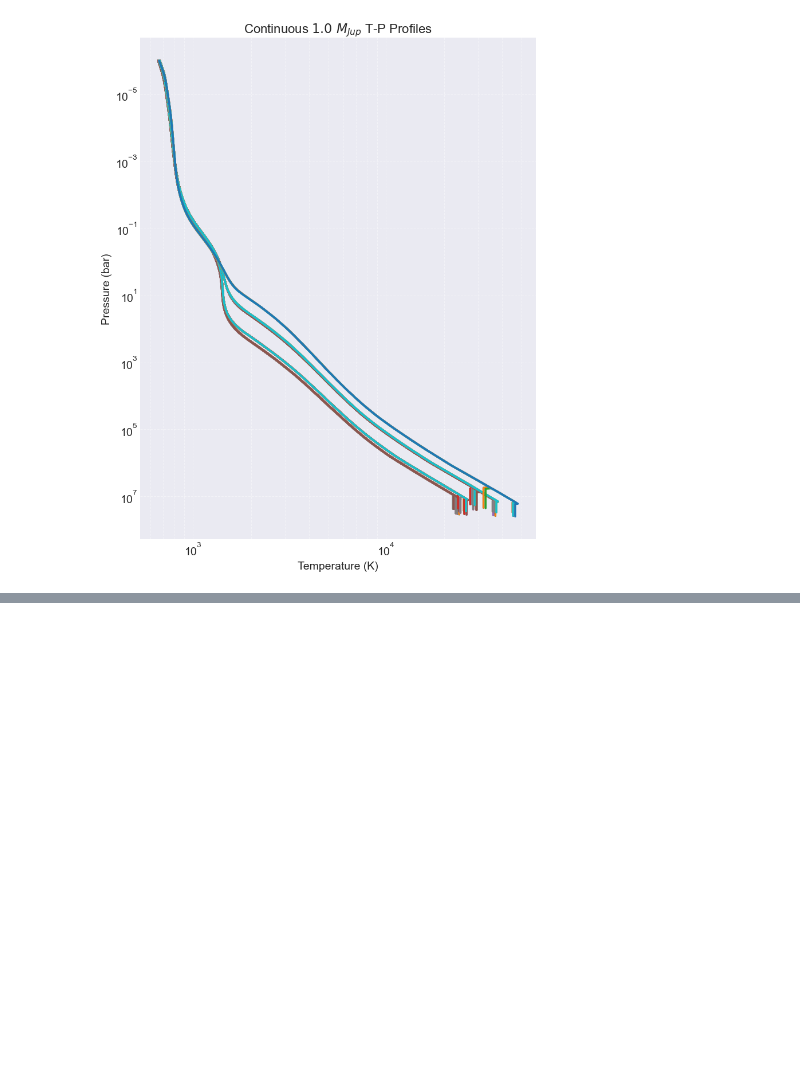
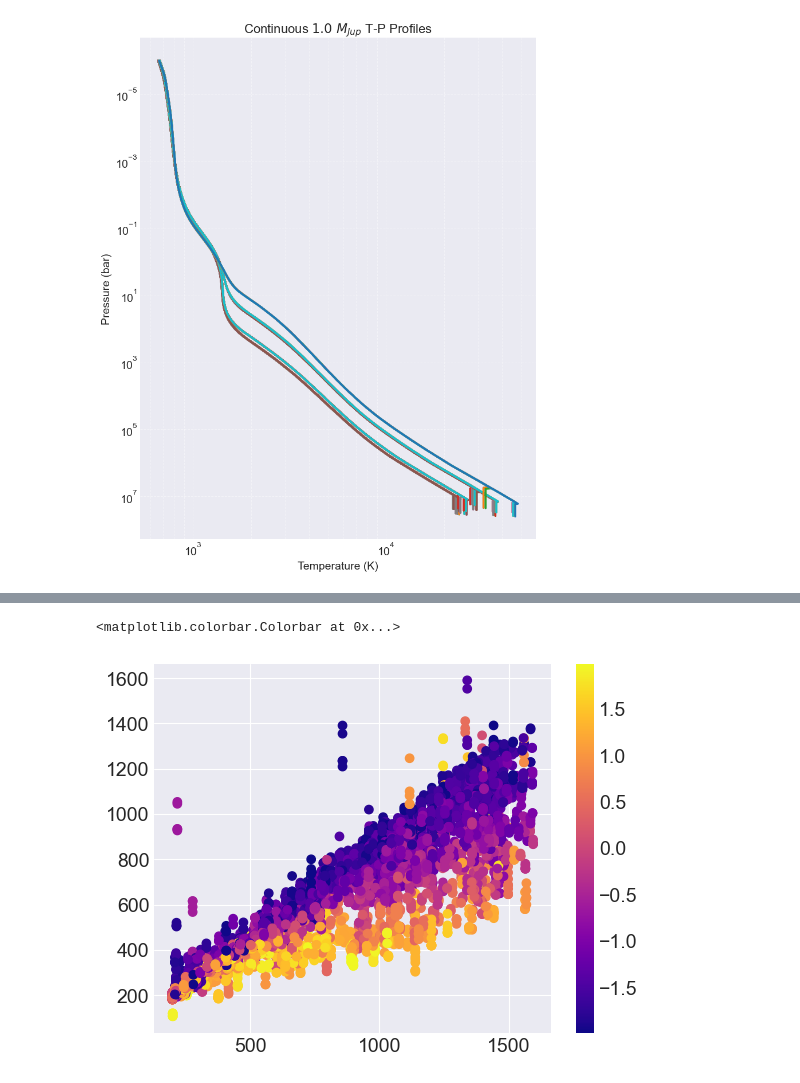
Before and after one commit to ChristianSWilkinson/exoweave, a Jupyter notebook: notebooks/test_grid.ipynb, the cells around one changed output, grey strips where cells are left out. Drawn from its saved outputs; the diff is of its cells as text; code cells hidden in the pictures; blank space fills up the shorter version.

```diff
--- a/notebooks/test_grid.ipynb
+++ b/notebooks/test_grid.ipynb
@@ -655,0 +668,6 @@ Total models: 2519 | Solar Metallicity models: 216
+# %%
+plt.scatter(catalog['T_int_dial_K'],catalog['T_int_true_K'], c=catalog['metallicity'],cmap='plasma')
+plt.colorbar()
+# %% [output]
+<matplotlib.colorbar.Colorbar at 0x...>
+[figure, added]
```
Also changed, not shown: parts of 12 cells of this notebook, 11 other files.
